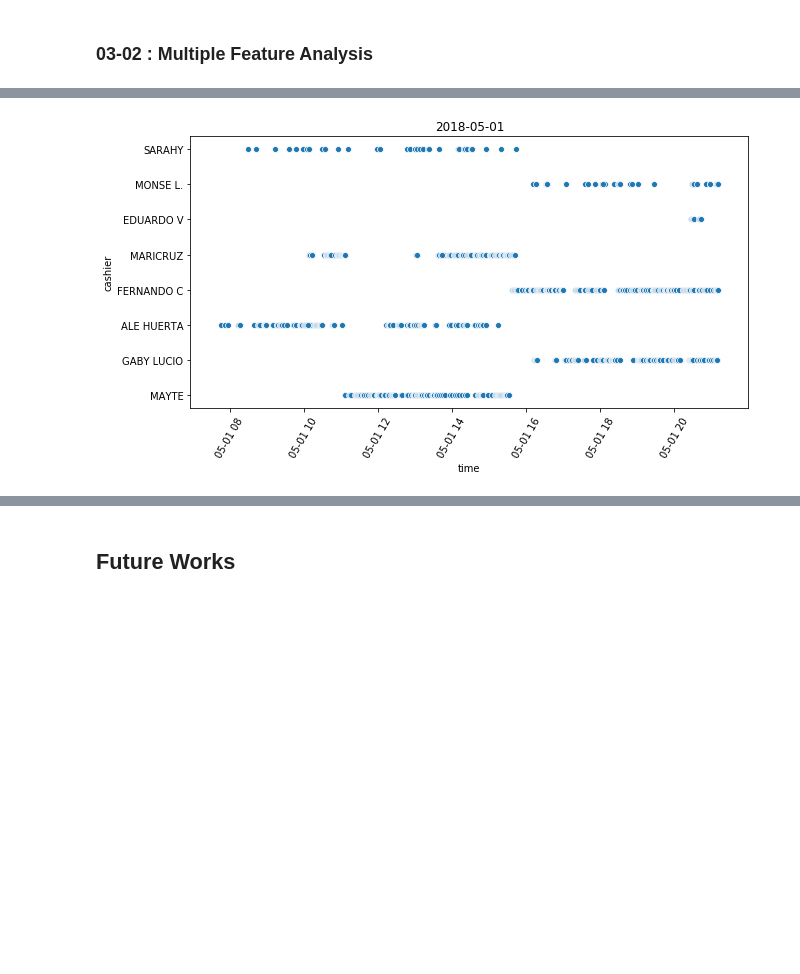
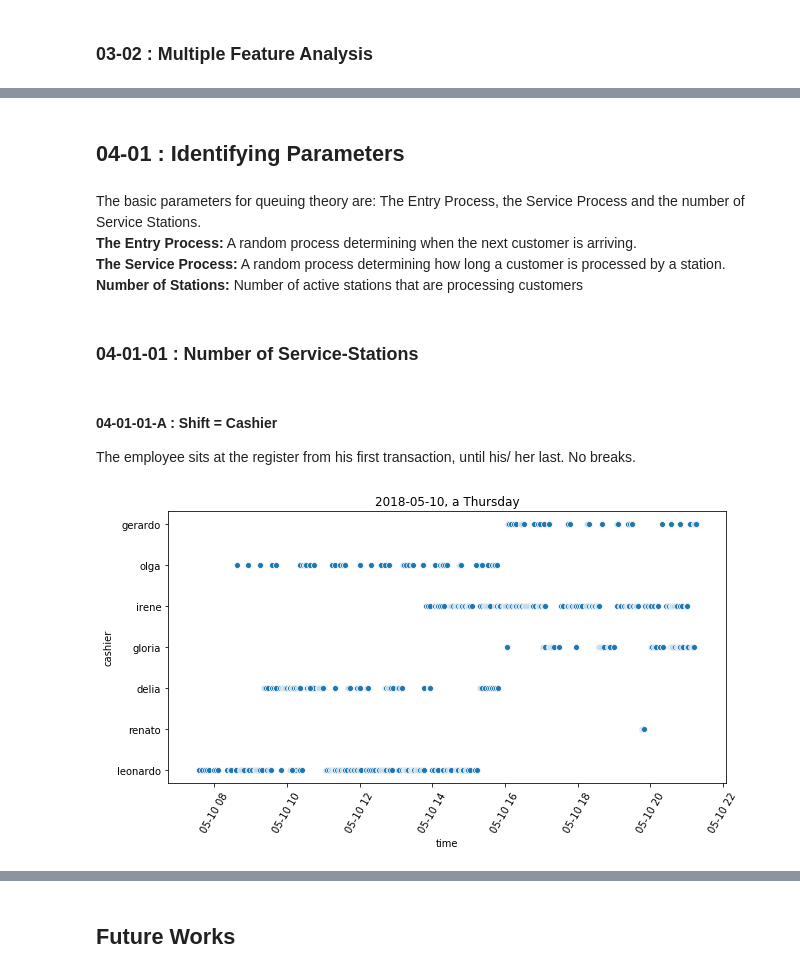
Before and after one commit to HRMNN/SuperMarket, a Jupyter notebook: SupMarTBD.ipynb, the cells around one changed output, grey strips where cells are left out. Saved outputs shown, nothing was run; the diff lists cells and outputs as text; code cells hidden in the pictures; blank space fills up the shorter version.

Commit message:
Add files via upload
Added ToDo Items
Broadend Approach to Queing Theory

```diff
--- a/SupMarTBD.ipynb
+++ b/SupMarTBD.ipynb
@@ -242,7 +262,7 @@ def grab_day(day):
 # %%
 def show_day(day):
     selected = grab_day(day)
-    plt.title(select.date())
+    plt.title(str(day.date())+", a "+str(day.day_name()))
     sns.scatterplot(data = selected, y = "cashier", x = "time")
     plt.xticks(rotation=60)
     plt.show()
@@ -258,9 +307,19 @@ def show_shiftplan(day):
+# %% [markdown]
+## 04-01 : Identifying Parameters
+# %% [markdown]
+The basic parameters for queuing theory are: The Entry Process, the Service Process and the number of Service Stations.<br>
+<b>The Entry Process:</b> A random process determining when the next customer is arriving.<br>
+<b>The Service Process:</b> A random process determining how long a customer is processed by a station.<br>
+<b>Number of Stations:</b> Number of active stations that are processing customers<br>
+# %% [markdown]
+### 04-01-01 : Number of Service-Stations
+# %% [markdown]
+#### 04-01-01-A : Shift = Cashier
+The employee sits at the register from his first transaction, until his/ her last. No breaks.
 # %%
-select = pd.Timestamp(dt.date(2018,5,1))
+show_day(pd.Timestamp(dt.date(2018,5,10)))
+# %% [output]
+[figure, added]
-# %%
-show_day(select)
-# %% [output]
-[figure, removed]
 # %%
 show_shiftplan(select)
 # %% [output]
```
Also changed, not shown: parts of 30 cells of this notebook.
